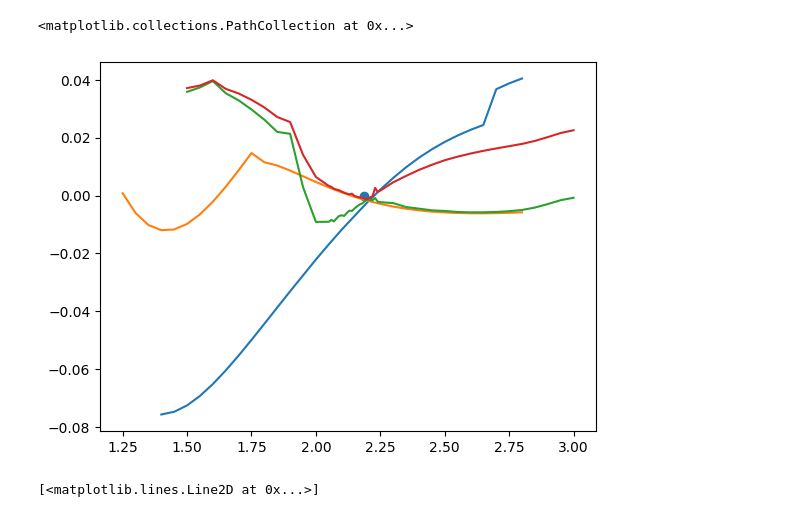
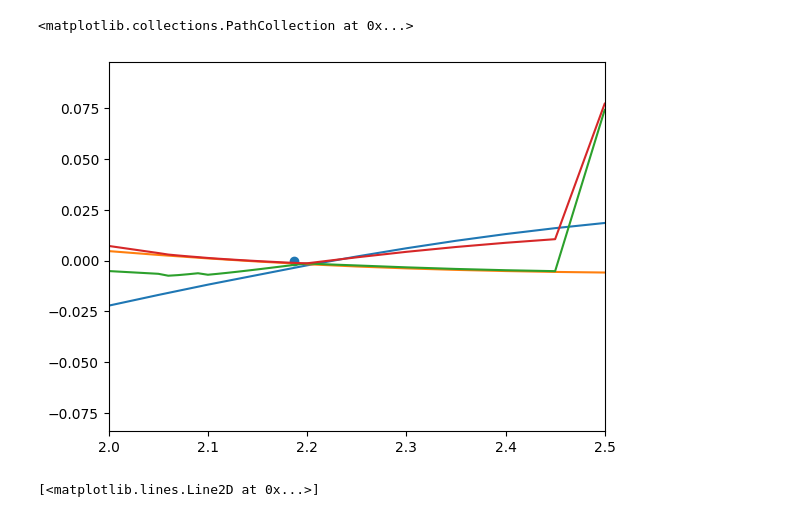
Before and after one commit to MoriyaSuwako2524/chemlab, a Jupyter notebook: notebooks/temdata/D/test.ipynb, the cells around one changed output. Saved outputs shown, nothing was run; the diff lists cells and outputs as text; code cells hidden in the pictures.

```diff
--- a/notebooks/temdata/D/test.ipynb
+++ b/notebooks/temdata/D/test.ipynb
@@ -21,16 +21,17 @@ q_e,q_d = read_path("Q",32)
 # %%
 d_e -= -186.76
 q_e -= -186.76
 E1 -= -186.76
 E2 -= -186.76
 plt.plot(d_d,d_e,label="")
 plt.plot(q_d,q_e)
 plt.plot(dist,E1)
 plt.plot(dist,E2)
+plt.xlim(2,2.5)
 plt.scatter(2.18656,0)
 # %% [output]
 <matplotlib.collections.PathCollection at 0x...>
-[figure, old version]
+[figure, new version]
 # %%
 plt.plot(dist,soc)
 # %% [output]
```
Also changed, not shown: 5 other files.
